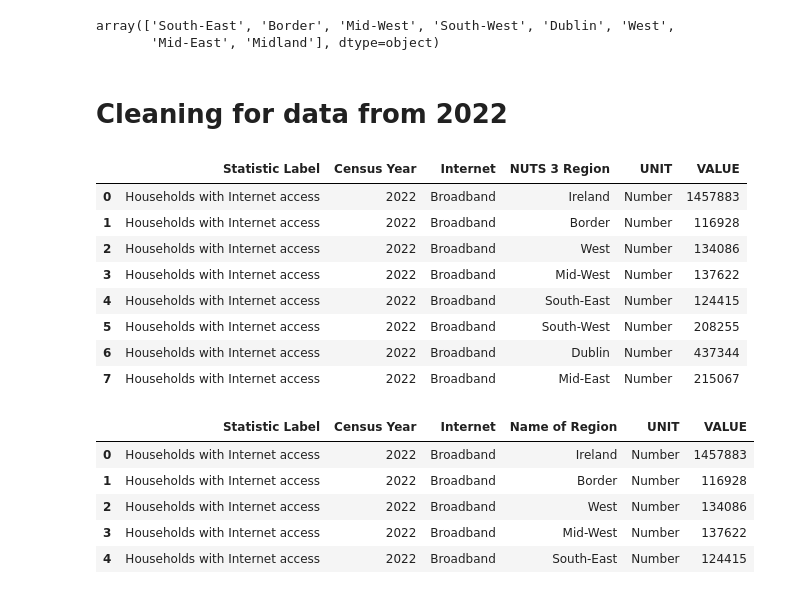
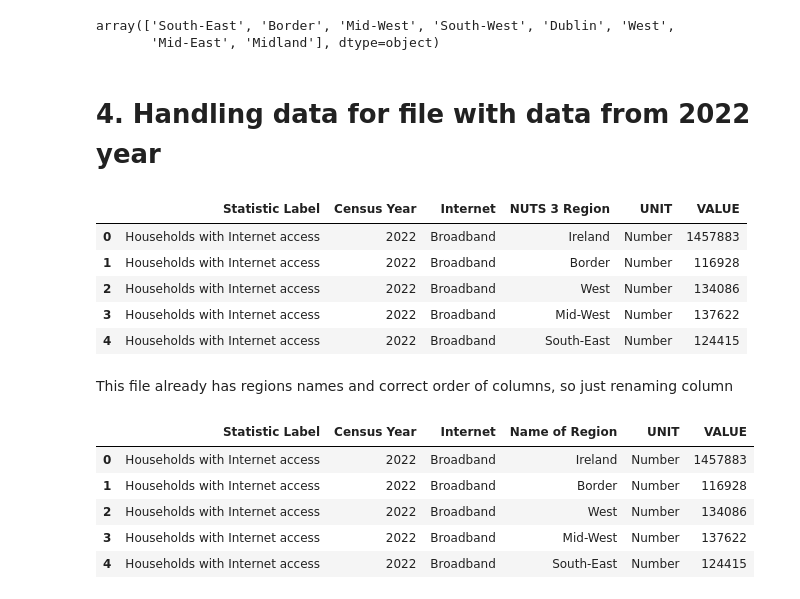
Before and after one commit to Natidhcp/MSc_DA, a Jupyter notebook: SAP 2011 - 2022.ipynb, the cells around one changed output. Cells and saved outputs as stored; diff of their text form; code cells hidden in the pictures.

```diff
--- a/SAP 2011 - 2022.ipynb
+++ b/SAP 2011 - 2022.ipynb
@@ -285,18 +407,19 @@ df_it16["Name of Region"].unique()
 array(['South-East', 'Border', 'Mid-West', 'South-West', 'Dublin', 'West',
        'Mid-East', 'Midland'], dtype=object)
 # %% [markdown]
-# Cleaning for data from 2022
+# 4. Handling data for file with data from 2022 year
 # %%
+#Creating new DataFrame and exploring it
+
 df_it22 = pd.read_csv("SAP2022.csv")
-df_it22.head(8)
+df_it22.head()
 # %% [output]
 |  | Statistic Label | Census Year | Internet | NUTS 3 Region | UNIT | VALUE |
 | 0 | Households with Internet access | 2022 | Broadband | Ireland | Number | 1457883 |
 | 1 | Households with Internet access | 2022 | Broadband | Border | Number | 116928 |
 | 2 | Households with Internet access | 2022 | Broadband | West | Number | 134086 |
 | 3 | Households with Internet access | 2022 | Broadband | Mid-West | Number | 137622 |
 | 4 | Households with Internet access | 2022 | Broadband | South-East | Number | 124415 |
-| 5 | Households with Internet access | 2022 | Broadband | South-West | Number | 208255 |
-| 6 | Households with Internet access | 2022 | Broadband | Dublin | Number | 437344 |
-| 7 | Households with Internet access | 2022 | Broadband | Mid-East | Number | 215067 |
+# %% [markdown]
+This file already has regions names and correct order of columns, so just renaming column
 # %%
```
Also changed, not shown: parts of 60 cells of this notebook.
